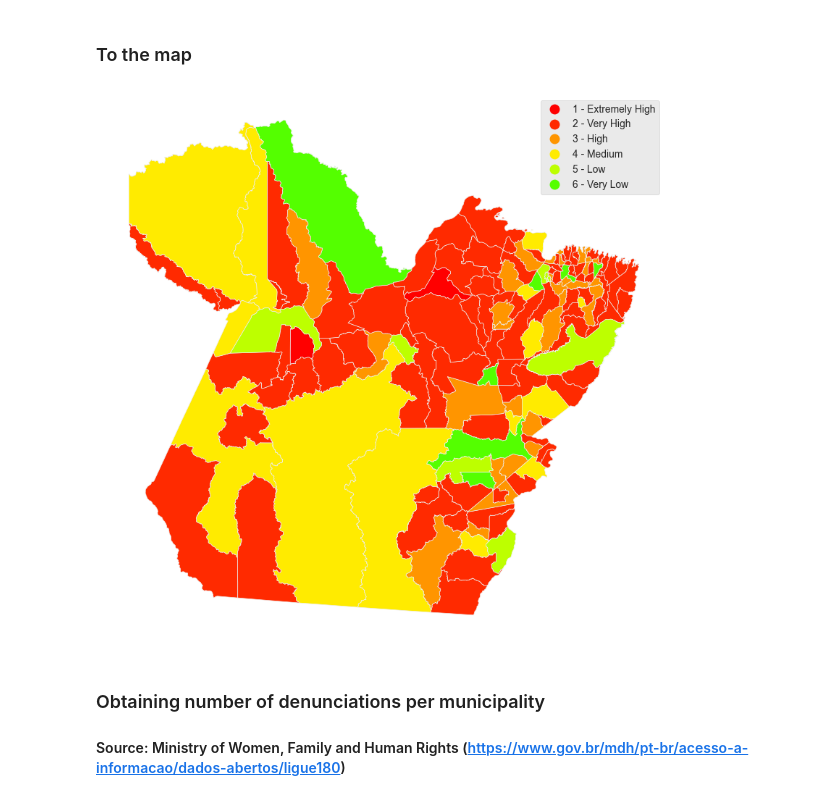
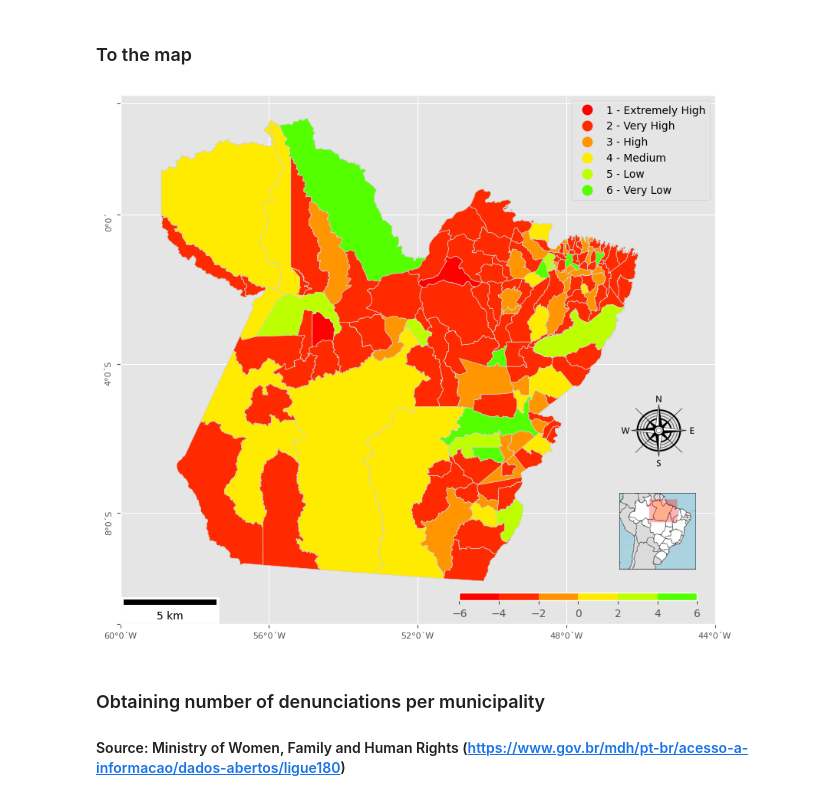
Before and after one commit to jlucioDev/woman_victm_of_domestic_violence_ELECTRE_APP, a Jupyter notebook: main.ipynb, the cells around one changed output. Saved outputs shown, nothing was run; the diff lists cells and outputs as text; code cells hidden in the pictures.

```diff
--- a/main.ipynb
+++ b/main.ipynb
@@ -309,38 +332,103 @@ df_munic[['localidade', 'classe']].sort_values(by=['classe'])
 import geopandas as gpd
 
 gdf_munic = gpd.read_file('munics.geojson')
+gdf_munic = gdf_munic.to_crs(4674) # Convert the dataset to a coordinate
+#for value in gdf_munic['id']:
+for value in gdf_munic['codarea']:
+    #gdf_munic['id'].replace(to_replace=value, value=value[:6], regex=True,inplace=True)
+    gdf_munic['codarea'].replace(to_replace=value, value=value[:6], regex=True,inplace=True)
 
-for value in gdf_munic['id']:
-    gdf_munic['id'].replace(to_replace=value, value=value[:6], regex=True,inplace=True)
+gdf_munic.rename(columns={'codarea': 'id'}, inplace=True)
 
-
+#df_teste = pd.merge(df_munic, gdf_munic, on='id', how='left')
 df_teste = pd.merge(df_munic, gdf_munic, on='id', how='left')
 
+#df_teste = df_teste[['id', 'localidade', 'geometry']]
 df_teste = df_teste[['id', 'localidade', 'geometry']]
 
 df_teste['classe'] = classification
 # %% [markdown]
 ### To the map
 # %%
+from mpl_toolkits.axes_grid1 import make_axes_locatable
+from matplotlib.colors import ListedColormap
+
+
+#Define as cores do mapa
+cmap = ListedColormap(['#FF0000','#FF2A00', '#FF9500', '#FFEB00', '#BDFF00','#54FF00'])
+
 clusdict={5: '1 - Extremely High', 4: '2 - Very High', 3: '3 - High', 2: '4 - Medium', 1: '5 - Low', 0: '6 - Very Low' }
 df_teste['legenda'] = df_teste['classe'].map(clusdict)
 df_teste['classe'] = classification
 
 gpd_teste = gpd.GeoDataFrame(df_teste)
 
-ax = gpd_teste.plot(column='legenda', categorical=True, legend=True, legend_kwds={'loc': 'upper right'}, figsize=(10,10), cmap='prism')
-
+ax = gpd_teste.plot(column='legenda', categorical=True, legend=True, legend_kwds={'loc': 'upper right'}, figsize=(10,10), cmap='prism', edgecolor='lightgrey', linewidth=0.5)
 def replace_legend_items(legend, mapping):
     for txt in legend.texts:
         for k,v in mapping.items():
             if txt.get_text() == str(k):
                 txt.set_text(v)
 
 replace_legend_items(ax.get_legend(), clusdict)
 
-ax.set_axis_off()
+# adiciona a escala de cores
+sm = plt.cm.ScalarMappable(cmap=cmap, norm=plt.Normalize(vmin=-6, vmax=6))
+sm._A = []
+cbar = plt.colorbar(sm, orientation='horizontal', pad=-0.19, shrink=0.4, aspect=30, anchor=(0.95, 0.0))
+
+#adiciona a escala em km
+from matplotlib_scalebar.scalebar import ScaleBar
+ax.add_artist(ScaleBar(2, location='lower left', dimension="si-length", units="km"))
+
+
+from PIL import Image
+# carregar a imagem da rosa dos ventos
+logo = Image.open('images/windrose.png')
+logo_resized = logo.resize((100, 100))
+
+#carregar a imagem do minimap
+minimap = Image.open('images/minimap.png')
+minimap_resized = minimap.resize((100, 100))
+
+# adicionar um subplot para a imagem da logo
+ax_logo = plt.gcf().add_subplot(111, frameon=False)
+ax_logo.imshow(logo_resized)
+ax_logo.axis('off')
+
+# adicionar um subplot para a imagem do minimap
+ax_minimap = plt.gcf().add_subplot(111, frameon=False)
+ax_minimap.imshow(minimap_resized)
+ax_minimap.axis('off')
+
+# ajustar a posição da imagem da logo
+x0, y0, x1, y1 = ax_logo.get_position().bounds
+ax_logo.set_position([x1+0.005, y1-0.49, 0.1, 0.1])
+
+# ajustar a posição da imagem da minimap
+x0, y0, x1, y1 = ax_minimap.get_position().bounds
+ax_minimap.set_position([x1+0.005, y1-0.62, 0.1, 0.1])
+
+# definir os valores dos eixos
+ax.set_xticks([-60, -56, -52, -48, -44])
+ax.set_xticklabels(['60°0´W', '56°0´W', '52°0´W', '48°0´W', '44°0´W'], fontsize=8)
+
+ax.set_yticks([-11, -8, -4, 0, 3])
+ax.set_yticklabels(['' , '8°0´S', '4°0´S', '0°0´', ''], fontsize=8, rotation=90)
+
+# adiciona a escala
+# sm = plt.cm.ScalarMappable(cmap='prism', norm=plt.Normalize(vmin=0, vmax=2))
+# sm._A = []
+# plt.colorbar(sm)
+
+
+
+
+#ax.set_axis_off()
+# mostrar o mapa com a imagem da logo
+plt.show()
 # %% [output]
-[figure, old version]
+[figure, new version]
 # %% [markdown]
 ### Obtaining number of denunciations per municipality
 #### Source: Ministry of Women, Family and Human Rights (https://www.gov.br/mdh/pt-br/acesso-a-informacao/dados-abertos/ligue180)
```
Also changed, not shown: parts of 4 cells of this notebook, 7 other files.
